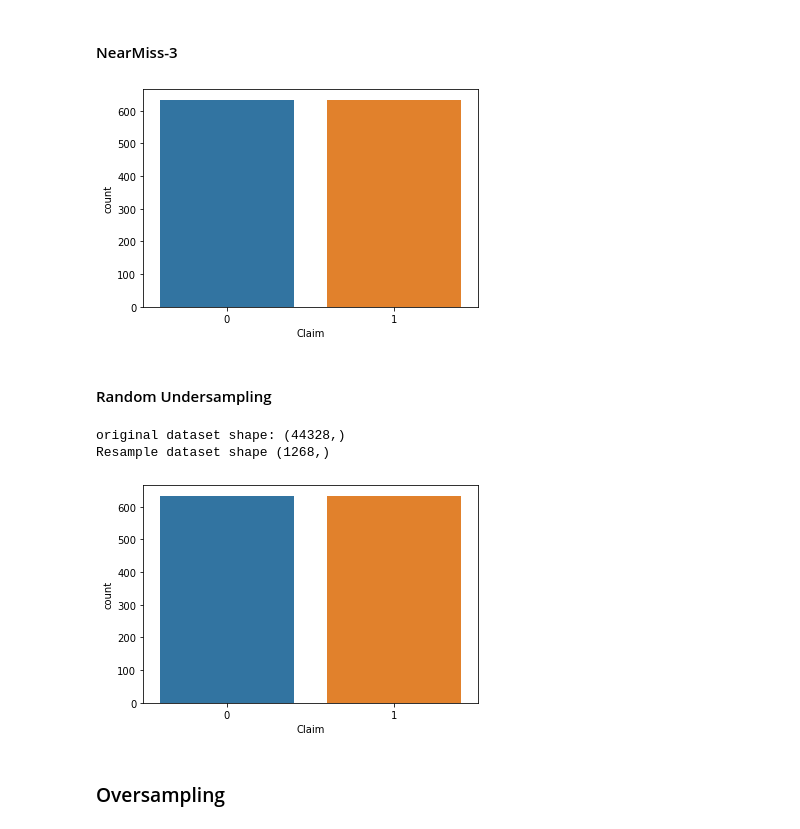
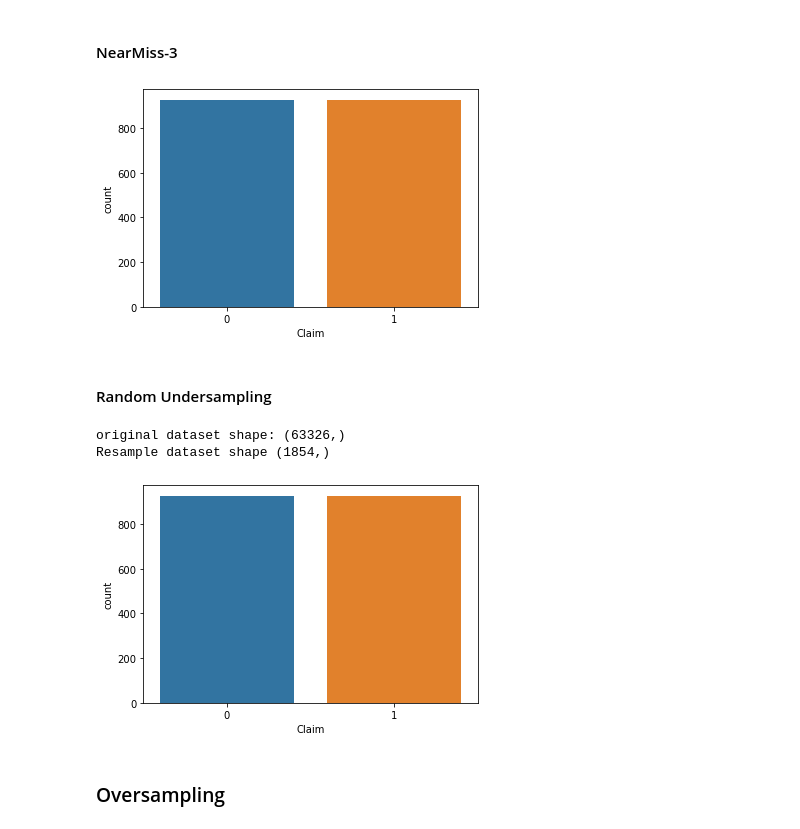
Before and after one commit to sohamthirty/Claim-Prediction, a Jupyter notebook: Preprocessing_Sampling.ipynb, the cells around one changed output. Saved outputs shown, nothing was run; the diff lists cells and outputs as text; code cells hidden in the pictures.

```diff
--- a/Preprocessing_Sampling.ipynb
+++ b/Preprocessing_Sampling.ipynb
@@ -293,12 +308,12 @@ y_train_u2 = y_train_u2.values.reshape(-1,1)
 undersample = NearMiss(version=3, n_neighbors=3)
 
 # transform the dataset
-X_train_u3, y_train_u3 = undersample.fit_resample(X_train, y_train)
+X_u3, y_u3 = undersample.fit_resample(X, y)
 # %%
 # Countplot for target variable
-fig = sns.countplot(x = y_train_u3)
+fig = sns.countplot(x = y_u3)
 # %% [output]
-[figure, old version]
+[figure, new version]
 # %%
 #y_train_u3 = y_train_u3.values.reshape(-1,1)
 # %% [markdown]
@@ -308,18 +323,18 @@ fig = sns.countplot(x = y_train_u3)
 from imblearn.under_sampling import RandomUnderSampler
 
 rus = RandomUnderSampler(random_state=42, replacement=True)# fit predictor and target variable
-X_train_rus, y_train_rus = rus.fit_resample(X_train, y_train)
+X_rus, y_rus = rus.fit_resample(X, y)
 
-print('original dataset shape:', y_train.shape)
-print('Resample dataset shape', y_train_rus.shape)
+print('original dataset shape:', y.shape)
+print('Resample dataset shape', y_rus.shape)
 # %% [output]
-original dataset shape: (44328,)
-Resample dataset shape (1268,)
+original dataset shape: (63326,)
+Resample dataset shape (1854,)
 # %%
 # Countplot for target variable
-fig = sns.countplot(x = y_train_rus)
+fig = sns.countplot(x = y_rus)
 # %% [output]
-[figure, old version]
+[figure, new version]
 # %%
 #y_train_rus = y_train_rus.values.reshape(-1,1)
 # %% [markdown]
```
Also changed, not shown: parts of 36 cells of this notebook, 8 other files.
